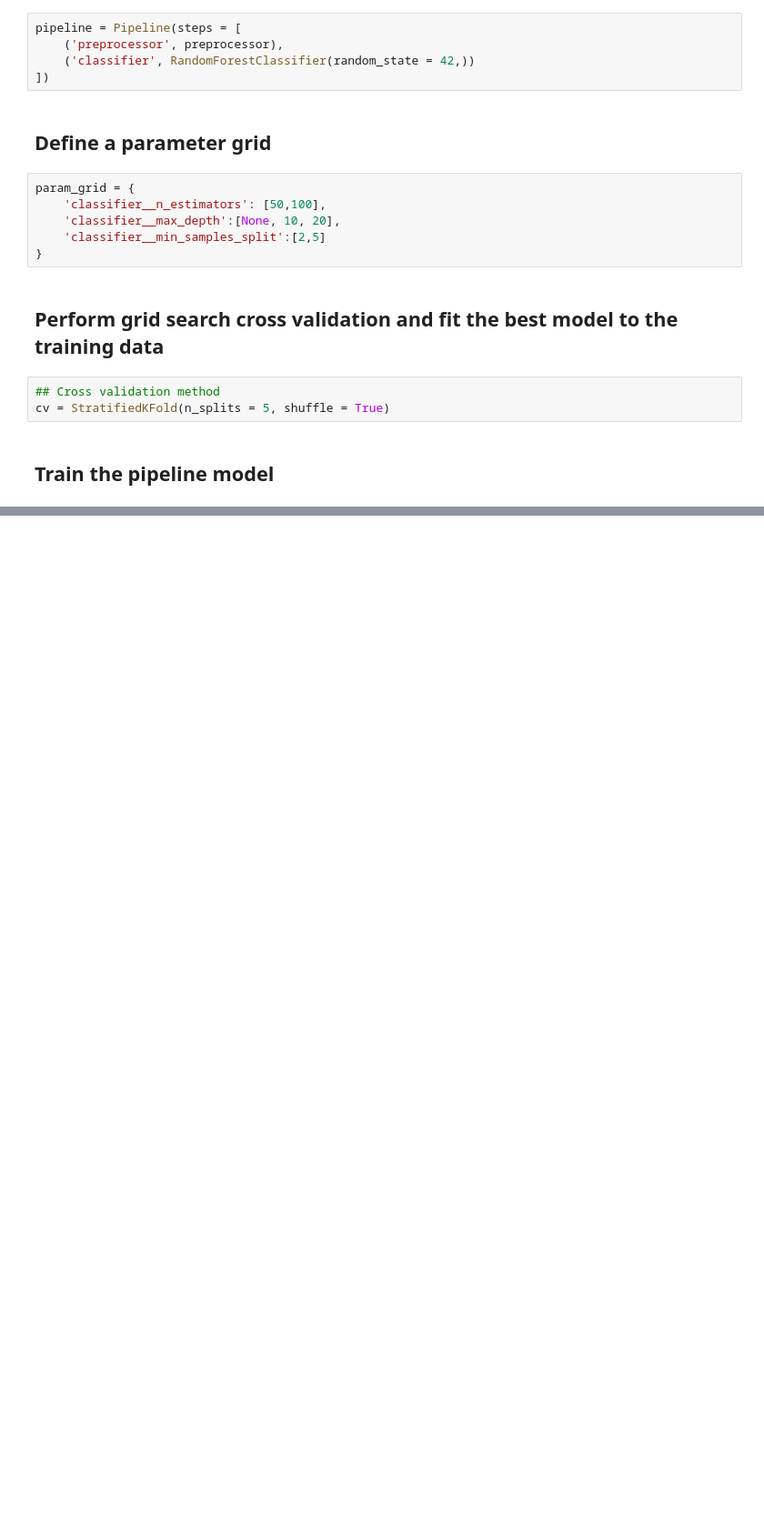
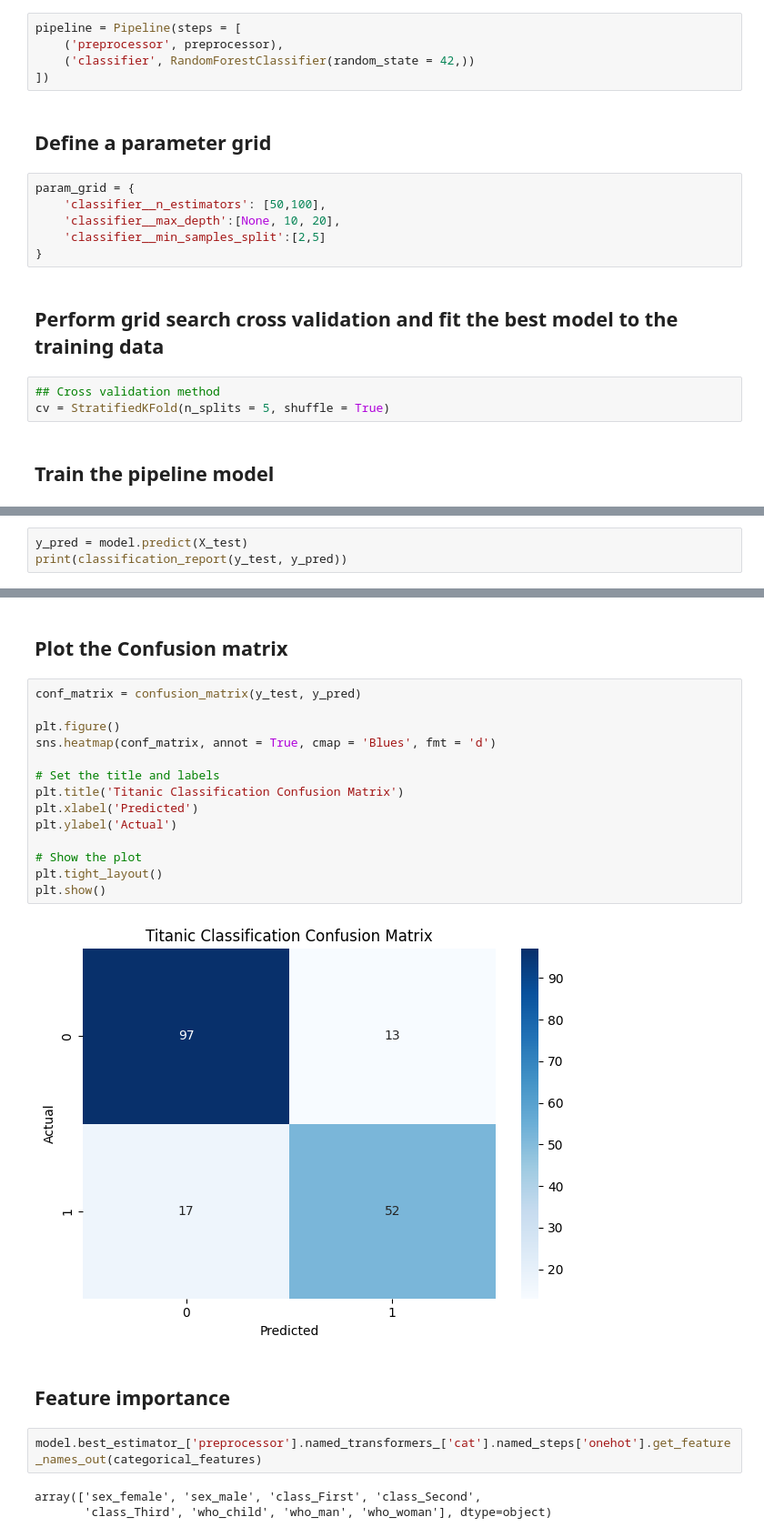
Before and after one commit to Tinonturja/MachineLearning, a Jupyter notebook: Untitled.ipynb, the cells around one changed output, grey strips where cells are left out. Shown at 91% size. Cells and saved outputs as stored; diff of their text form; blank space fills up the shorter version.

```diff
--- a/Untitled.ipynb
+++ b/Untitled.ipynb
@@ -319,0 +339,3 @@ Fitting 5 folds for each of 12 candidates, totalling 60 fits
+# %%
+y_pred = model.predict(X_test)
+print(classification_report(y_test, y_pred))
@@ -319,0 +351,25 @@ Fitting 5 folds for each of 12 candidates, totalling 60 fits
+# %% [markdown]
+## Plot the Confusion matrix
+# %%
+conf_matrix = confusion_matrix(y_test, y_pred)
+
+plt.figure()
+sns.heatmap(conf_matrix, annot = True, cmap = 'Blues', fmt = 'd')
+
+# Set the title and labels
+plt.title('Titanic Classification Confusion Matrix')
+plt.xlabel('Predicted')
+plt.ylabel('Actual')
+
+# Show the plot
+plt.tight_layout()
+plt.show()
+# %% [output]
+[figure, added]
+# %% [markdown]
+## Feature importance
+# %%
+model.best_estimator_['preprocessor'].named_transformers_['cat'].named_steps['onehot'].get_feature_names_out(categorical_features)
+# %% [output]
+array(['sex_female', 'sex_male', 'class_First', 'class_Second',
+       'class_Third', 'who_child', 'who_man', 'who_woman'], dtype=object)
```
Also changed, not shown: parts of 11 cells of this notebook.
